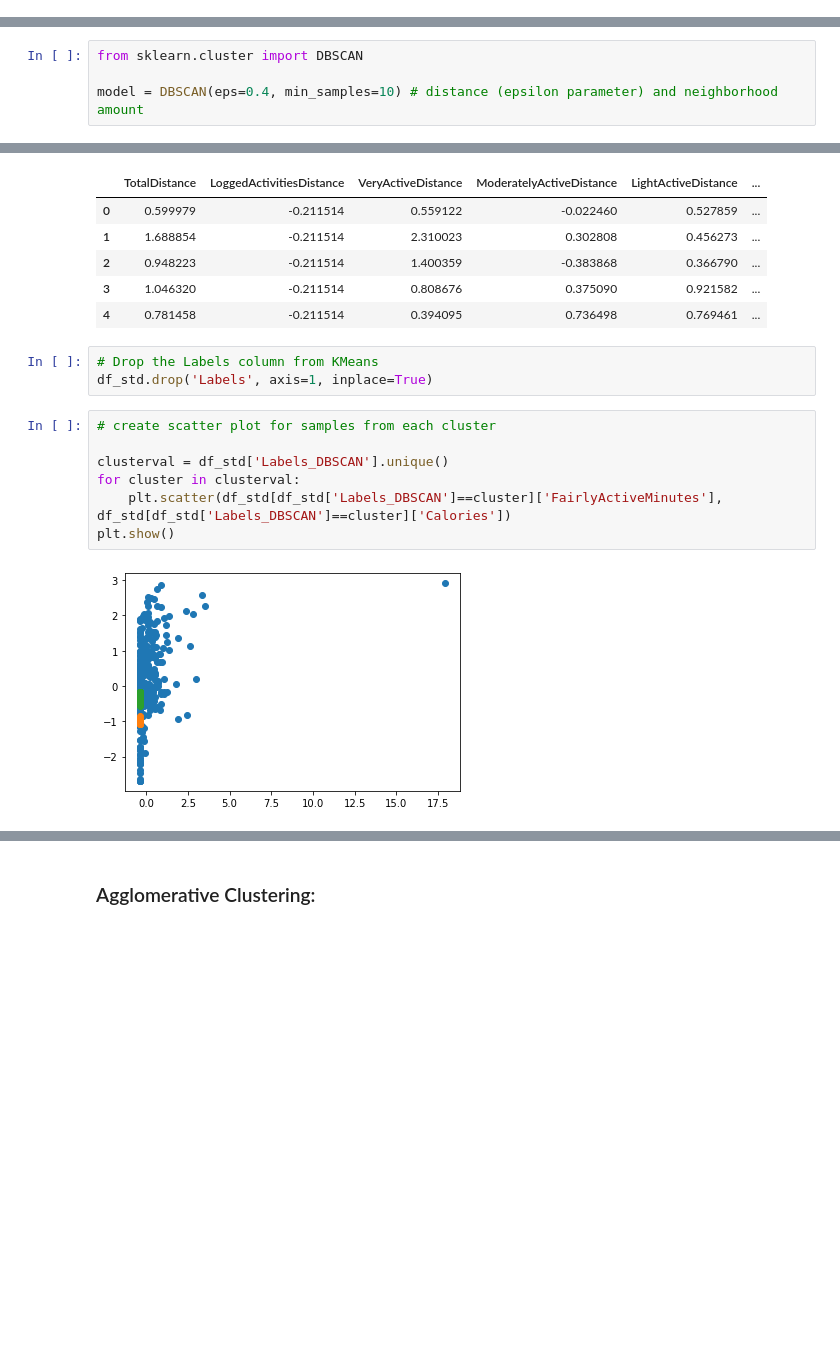
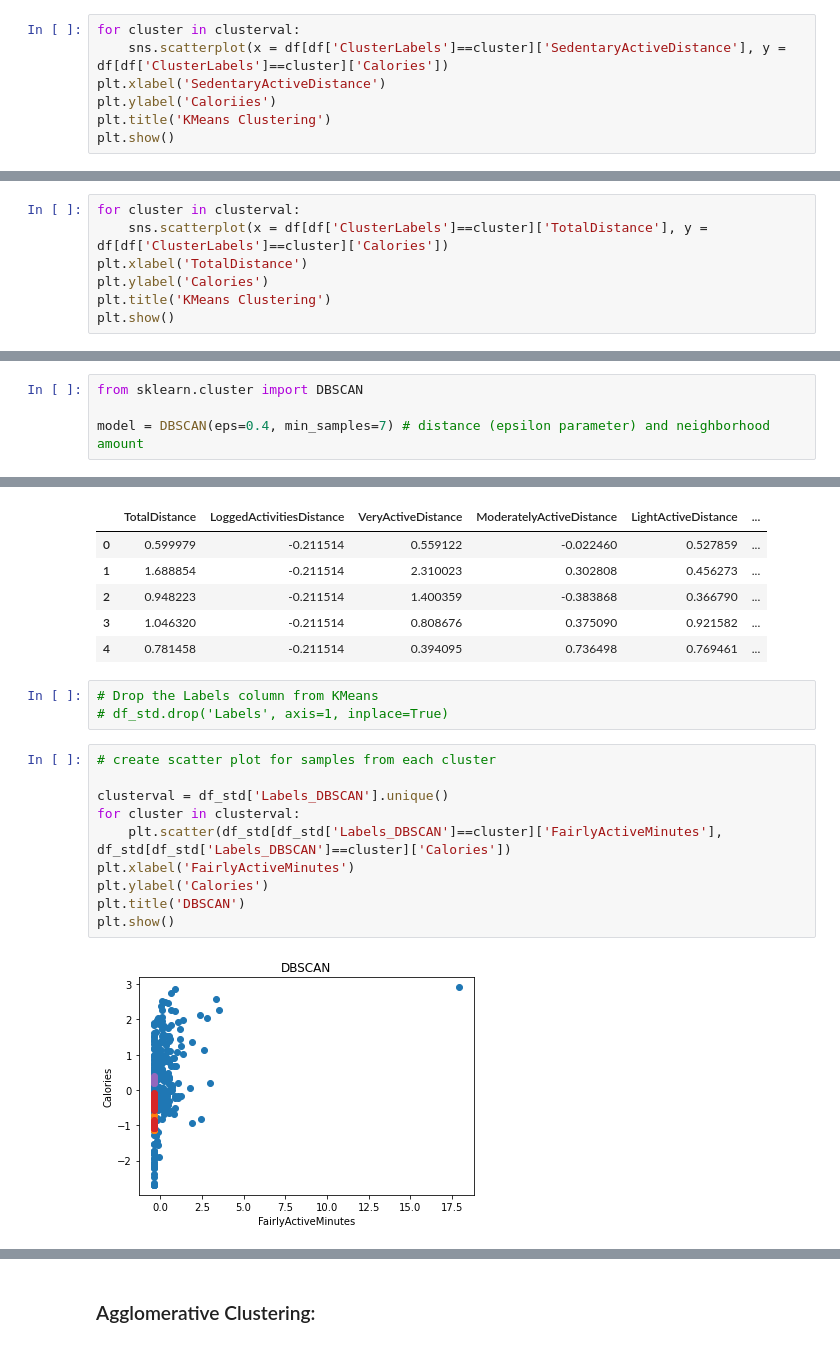
Before and after one commit to davidegonzale/unsupervised-miniproject-fitbit, a Jupyter notebook: Copy-mod3-unsupervised-miniproject-fitbit-1.ipynb, the cells around one changed output, grey strips where cells are left out. Drawn from its saved outputs; the diff is of its cells as text; blank space fills up the shorter version.

```diff
--- a/Copy-mod3-unsupervised-miniproject-fitbit-1.ipynb
+++ b/Copy-mod3-unsupervised-miniproject-fitbit-1.ipynb
@@ -197,3 +215,10 @@ plt.colorbar(scatter)
 # %% [output]
 <matplotlib.colorbar.Colorbar at 0x...>
 [figure]
+# %%
+for cluster in clusterval:
+    sns.scatterplot(x = df[df['ClusterLabels']==cluster]['SedentaryActiveDistance'], y = df[df['ClusterLabels']==cluster]['Calories'])
+plt.xlabel('SedentaryActiveDistance')
+plt.ylabel('Caloriies')
+plt.title('KMeans Clustering')
+plt.show()
@@ -210,3 +237,10 @@ plt.colorbar(scatter)
 # %% [output]
 <matplotlib.colorbar.Colorbar at 0x...>
 [figure]
+# %%
+for cluster in clusterval:
+    sns.scatterplot(x = df[df['ClusterLabels']==cluster]['TotalDistance'], y = df[df['ClusterLabels']==cluster]['Calories'])
+plt.xlabel('TotalDistance')
+plt.ylabel('Calories')
+plt.title('KMeans Clustering')
+plt.show()
@@ -321,7 +359,7 @@ plt.show()
 # %%
 from sklearn.cluster import DBSCAN
 
-model = DBSCAN(eps=0.4, min_samples=10) # distance (epsilon parameter) and neighborhood amount
+model = DBSCAN(eps=0.4, min_samples=7) # distance (epsilon parameter) and neighborhood amount
 # %%
 # fit model and predict clusters
 
@@ -338,16 +376,19 @@ df_std.head()
 | 4 | 0.781458 | -0.211514 | 0.394095 | 0.736498 | 0.769461 | ... |
 # %%
 # Drop the Labels column from KMeans
-df_std.drop('Labels', axis=1, inplace=True)
+# df_std.drop('Labels', axis=1, inplace=True)
 # %%
 # create scatter plot for samples from each cluster
 
 clusterval = df_std['Labels_DBSCAN'].unique()
 for cluster in clusterval:
     plt.scatter(df_std[df_std['Labels_DBSCAN']==cluster]['FairlyActiveMinutes'], df_std[df_std['Labels_DBSCAN']==cluster]['Calories'])
+plt.xlabel('FairlyActiveMinutes')
+plt.ylabel('Calories')
+plt.title('DBSCAN')
 plt.show()
 # %% [output]
-[figure, old version]
+[figure, new version]
 # %%
 clusterval = df_std['Labels_DBSCAN'].unique()
 for cluster in clusterval:
```
Also changed, not shown: parts of 11 cells of this notebook.
